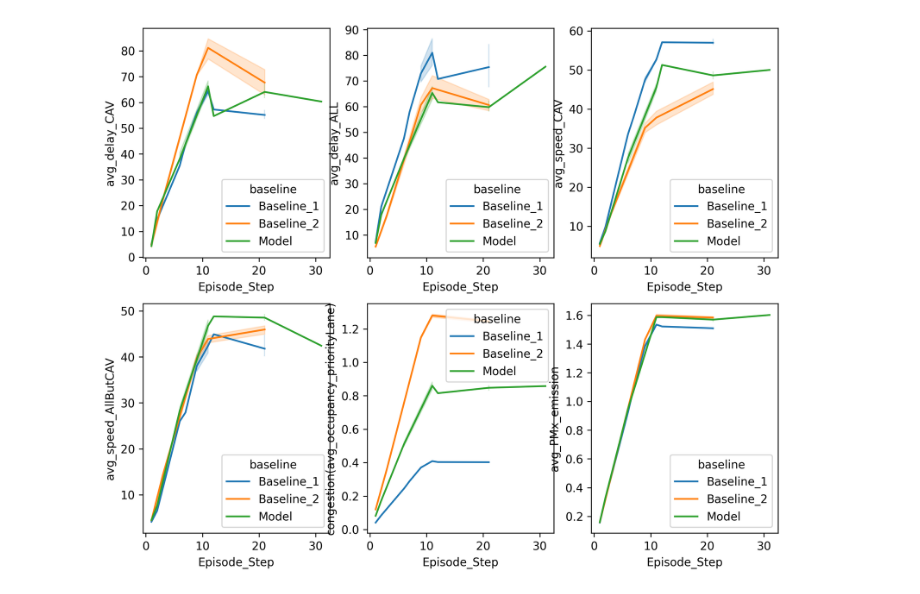
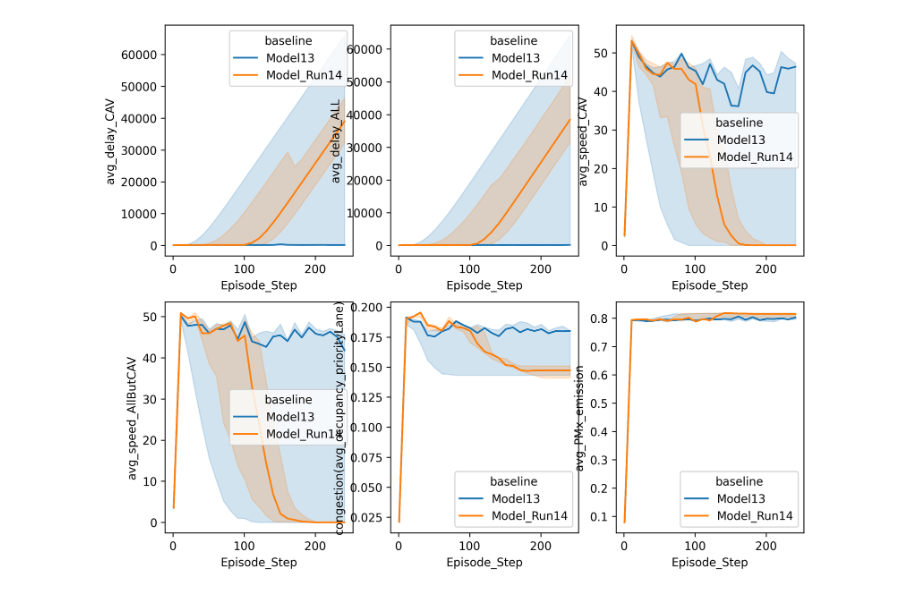
Before and after one commit to ethz-coss/fairlane, a Jupyter notebook: GeneratePlotsForPaper.ipynb, the cells around one changed output. Saved outputs shown, nothing was run; the diff lists cells and outputs as text; code cells hidden in the pictures.

```diff
--- a/GeneratePlotsForPaper.ipynb
+++ b/GeneratePlotsForPaper.ipynb
@@ -120,37 +99,38 @@ plt.legend()
 import pandas as pd
 import matplotlib.pyplot as plt
 import numpy as np
 import seaborn as sns
 
 mapping = {
-            'Baseline_1': 'results/Baseline_1',
-            'Baseline_2': 'results/Baseline_2',
-            # 'Model': 'results/Model_4999',
+            # 'Baseline_1': 'results/Baseline_1',
+            # 'Baseline_2': 'results/Baseline_2',
+            'Model13': 'results/Model_Run13',
+             'Model_Run14' : 'results/Model_Run14',
            }
 
 
 keys_to_plot = [
     'avg_delay_CAV', 'avg_delay_ALL', 'avg_speed_CAV','avg_speed_AllButCAV','congestion(avg_occupancy_priorityLane)','avg_PMx_emission'
 ]
 
 fig, axes = plt.subplots(2,3, figsize=(10,8), dpi=300)
 axes = axes.flatten()
 
 data = []
 for i, (label, _filename) in enumerate(mapping.items()):
     filename = f'{_filename}.csv'
     df = pd.read_csv(filename)
     df['baseline'] = label
     df['seed'] = range(len(df))
     data.append(df)
     super_df = pd.concat(data).reset_index()
     # agg = df.groupby('Episode_Step').mean()
 for j, key in enumerate(keys_to_plot):
-    sns.lineplot(data=super_df, hue='baseline', x="Episode_Step", y=key,ax=axes[j])
+    sns.lineplot(data=super_df, hue='baseline', x="Episode_Step", estimator='median', errorbar=('pi', 50), y=key,ax=axes[j])
 
 
 # axes[2].legend()
 # %% [output]
-[figure, old version]
+[figure, new version]
 # %%
 super_df
```
Also changed, not shown: parts of 8 cells of this notebook, 13 other files.
